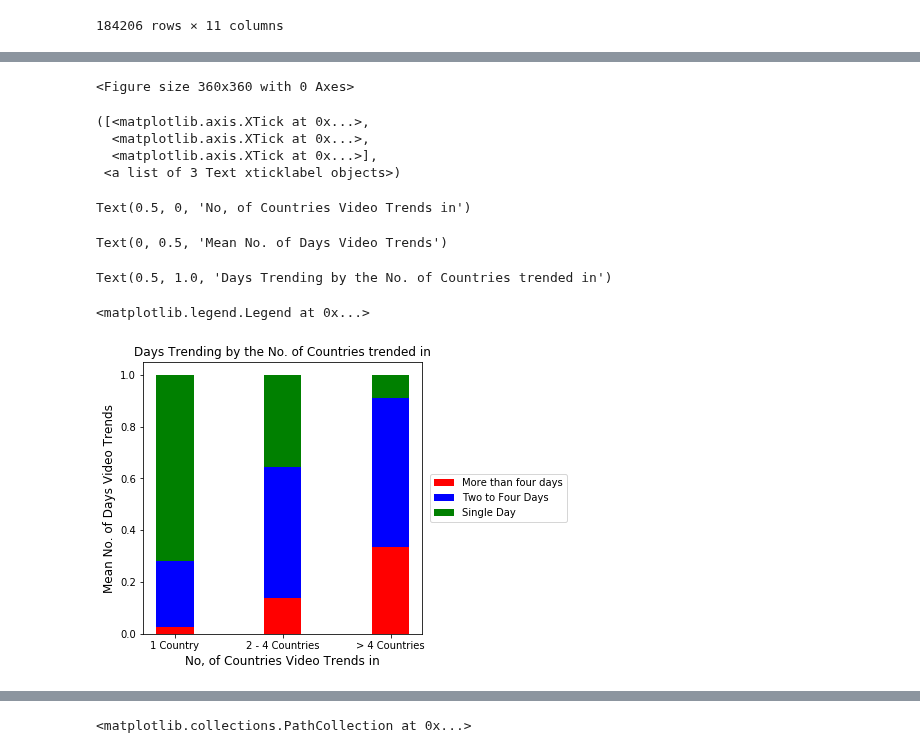
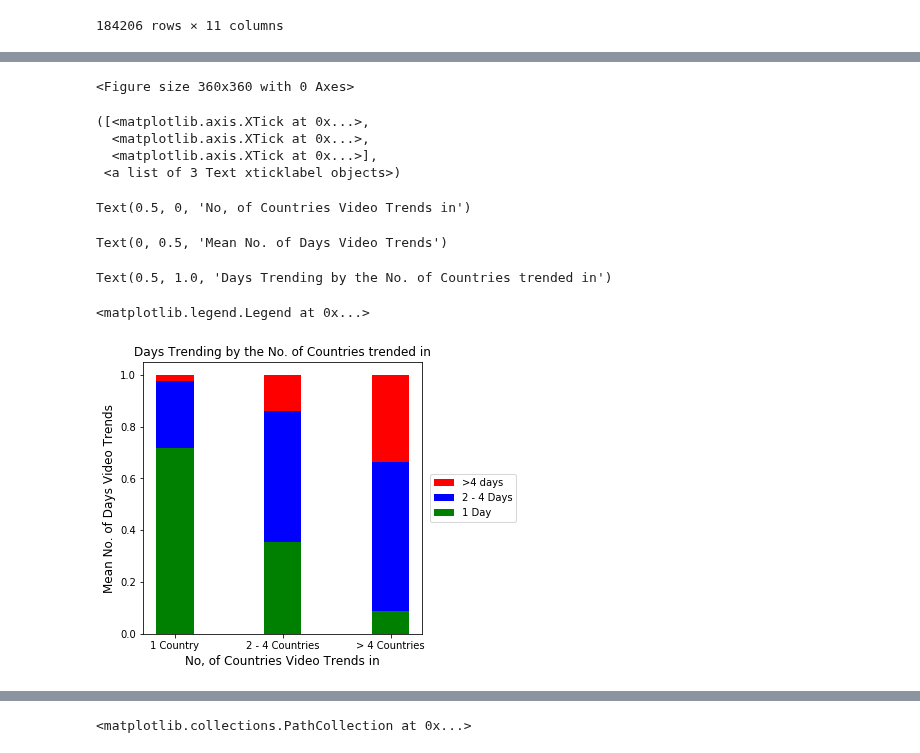
Before and after one commit to bnarath/YouTube_Trending, a Jupyter notebook: youtube-trending/Code/Megan_exploring_variation.ipynb, the cells around one changed output, grey strips where cells are left out. Saved outputs shown, nothing was run; the diff lists cells and outputs as text; code cells hidden in the pictures.

```diff
--- a/youtube-trending/Code/Megan_exploring_variation.ipynb
+++ b/youtube-trending/Code/Megan_exploring_variation.ipynb
@@ -167,0 +175,16 @@ combined_per_video_df.describe()
+# %%
+#create a segment column for number of days a video trended
+combined_per_video_df["Days Trended Segment"] = combined_per_video_df["Mean Days Trending"]
+
+combined_per_video_df["Days Trended Segment"] = np.where(combined_per_video_df["Mean Days Trending"]==1,
+                                                        "Trended for 1 day",
+                                                        combined_per_video_df["Days Trended Segment"])
+
+combined_per_video_df["Days Trended Segment"] = np.where((combined_per_video_df["Mean Days Trending"]>1) &
+                                                         (combined_per_video_df["Mean Days Trending"]<=4),
+                                                         "Trended for 2 to 4 days",
+                                                         combined_per_video_df["Days Trended Segment"])
+
+combined_per_video_df["Days Trended Segment"] = np.where(combined_per_video_df["Mean Days Trending"]>4 ,
+                                                         "Trended more than 4 days",
+                                                         combined_per_video_df["Days Trended Segment"])
@@ -286,5 +308,5 @@ Text(0.5, 1.0, 'No. of Countries Video Trended In')
 # %%
-#create stacked bar chart
+#create stacked bar chart - all videos
 
 #set up of data
 single_day_set = [len(single_day.loc[
@@ -312,8 +334,8 @@ more_than_four_day_set = [len(more_than_four_day.loc[
         more_than_four_day["No of Countries Trended In"]>4,:])/len(more_than_four_country)]
 
 # the x locations for the groups
-N = 3
-x = ['More than four days', 'Two to Four Days', 'Single Day']
+
+x = ['>4 days', '2 - 4 Days', '1 Day']
 
 # the width of the bars
 width = 0.35
@@ -322,49 +344,48 @@ width = 0.35
 
 plt.figure(figsize=(5,5))
 
-p1 = plt.bar(ind,
+p3 = plt.bar(x,
              single_day_set,
-             width, color ='g',
-             bottom=[i+j for i,j in zip(
-                 more_than_four_day_set, two_to_four_day_set)])
-p2 = plt.bar(ind,
+             width, color ='g')
+
+p2 = plt.bar(x,
              two_to_four_day_set,
              width, color ='b',
-             bottom=more_than_four_day_set)
+             bottom=single_day_set)
 
-p3 = plt.bar(ind,
+p1 = plt.bar(x,
              more_than_four_day_set,
-             width, color ='r')
-
+             width, color ='r', bottom=[i+j for i,j in zip(
+                 single_day_set, two_to_four_day_set)])
 
 #format x-axis
 plt.xticks(x, ('1 Country',
                 '2 - 4 Countries',
                  '> 4 Countries',))
 
 #plt.xlim(-0.5,len(x))
 
 
 #labelling
 plt.xlabel('No, of Countries Video Trends in', fontsize = 12)
 plt.ylabel('Mean No. of Days Video Trends', fontsize = 12)
 plt.title('Days Trending by the No. of Countries trended in',
          fontsize = 12)
 
-plt.legend((p3[0], p2[0], p1[0]), ('More than four days',
-                                   'Two to Four Days',
-                                   'Single Day'),
-                                   bbox_to_anchor=(1.01,0.5),
-                                   loc='center left')
+plt.legend(( p1[0], p2[0], p3[0]),
+            x,
+            bbox_to_anchor=(1.01,0.5),
+            loc='center left')
+
 plt.show()
 # %% [output]
 <Figure size 360x360 with 0 Axes>
 ([<matplotlib.axis.XTick at 0x...>,
   <matplotlib.axis.XTick at 0x...>,
   <matplotlib.axis.XTick at 0x...>],
  <a list of 3 Text xticklabel objects>)
 Text(0.5, 0, 'No, of Countries Video Trends in')
 Text(0, 0.5, 'Mean No. of Days Video Trends')
 Text(0.5, 1.0, 'Days Trending by the No. of Countries trended in')
 <matplotlib.legend.Legend at 0x...>
-[figure, old version]
+[figure, new version]
```
Also changed, not shown: parts of 17 cells of this notebook.
